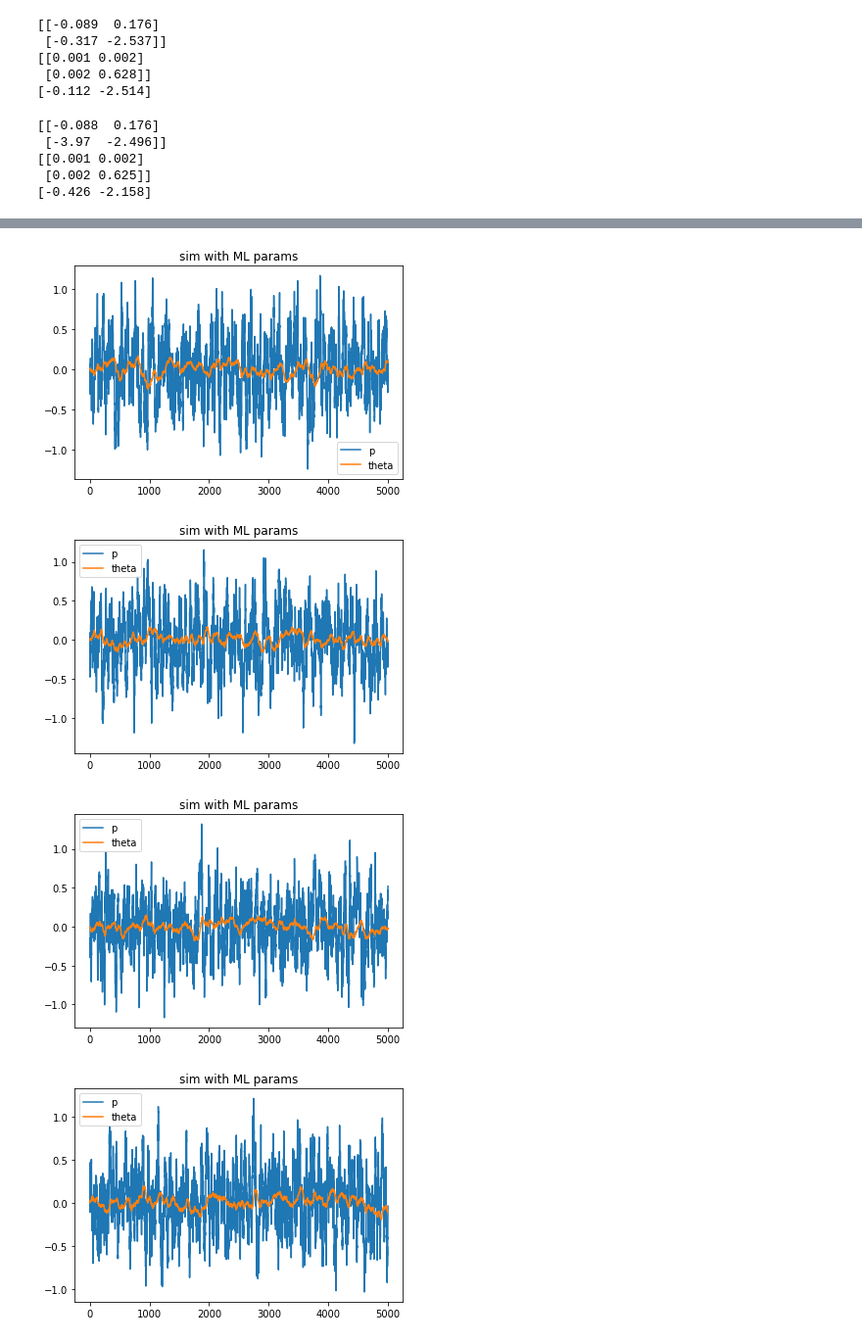
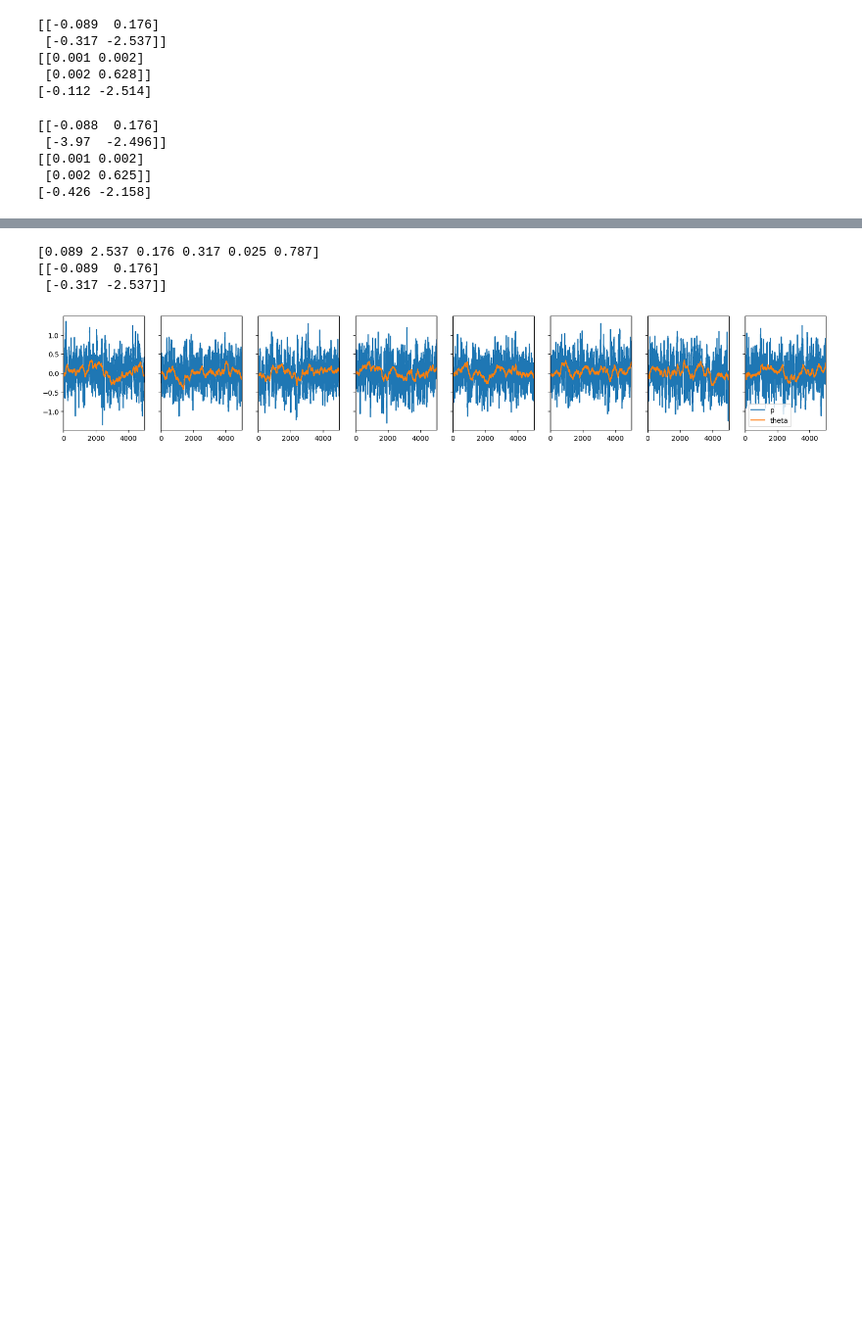
Before and after one commit to Irene-Li/ActivePoly, a Jupyter notebook: inference.ipynb, the cells around one changed output, grey strips where cells are left out. Shown at 98% size. Cells and saved outputs as stored; diff of their text form; code cells hidden in the pictures; blank space fills up the shorter version.

```diff
--- a/inference.ipynb
+++ b/inference.ipynb
@@ -12,8 +14,8 @@ from itertools import groupby
 # %%
 def convert_params(params):
-    c = params[3]
-    J = np.array([[-params[0], params[2]], [-params[0]*c, -params[1]]])
-    B = np.diagflat(params[4:])**2
+    J = np.array([[-params[0], params[2]], [-params[3], -params[1]]])
+    B = np.diagflat(params[4:6])**2
+    c = params[3]/params[0]
     B[1, 1] += c*c*B[0, 0]
     B[1, 0] = c*B[0, 0]
     B[0, 1] = B[1, 0]
@@ -251,15 +146,10 @@ print('dt = ', dt)
 [(5000, 4), (5000, 4), (5000, 4), (5000, 4), (3000, 4), (5000, 4), (5000, 4), (5000, 4), (1300, 4), (5000, 4)]
 dt =  0.03333333333333333
 # %%
-f1 = lambda x: (x[:, 1] - np.mean(x[:, 1]))/180*np.pi
+f1 = lambda x: (x[:, 1])/180*np.pi - np.mean(x[:, 1])/180*np.pi
 f2 = lambda x: np.mean(x[:, 1:4], axis=1) - np.mean(x[:, 1:4])
 f3 = lambda x: x[:, 2] - np.mean(x[:, 2])
-
 data = [np.stack([f1(theta), f3(p)]) for (theta, p) in zip(theta_trajs, pol_trajs)]
 
-for d in data:
-    plt.plot(d[1], label='p')
-    plt.plot(d[0], label='theta')
-    plt.legend()
-    plt.show()
+show([d for d in data if len(d[0]) == 5000])
 # %% [output]
@@ -276,8 +157,8 @@ for d in data:
 # %%
 guess = [3, 0.1, 0.1, 1, 1, 1]
 bounds = [[1e-10, None], [1e-10, None], [1e-10, None], [1e-10, None], [1e-10, None], [1e-10, None]]
-inf = inference()
+inf = inference(convert_params)
 MAP, y = inf.inf(guess, data, dt, bounds=bounds)
 print(MAP, y)
-print(MAP[1]+MAP[2]*MAP[3])
+print('gamma = ', MAP[1]+MAP[2]*MAP[3])
 # %% [output]
@@ -315,19 +201,16 @@ print(inf2._minuslogP(J2, B2, data, dt))
 # %%
 n_frames = 5000
-m = simple_model(MAP)
-m.J = J2
-m.B = B2
-n_repeats = 5
+guess = np.copy(MAP)
+print(guess)
+m = sim(guess, convert_params)
+print(m.J)
+n_repeats = 8
 sims = m.evolve(n_frames*dt, 5e-3, n_frames, n_repeats)
+# %% [output]
+[0.089 2.537 0.176 0.317 0.025 0.787]
+[[-0.089  0.176]
+ [-0.317 -2.537]]
 # %%
-for s in sims:
-    plt.plot(s[1], label='p')
-    plt.plot(s[0], label='theta')
-    plt.legend()
-    plt.title('sim with ML params')
-    plt.show()
+show(sims)
 # %% [output]
-[figure, old version]
+[figure, new version]
-[figure, removed]
-[figure, removed]
-[figure, removed]
```
Also changed, not shown: parts of 19 cells of this notebook, 29 other files.
